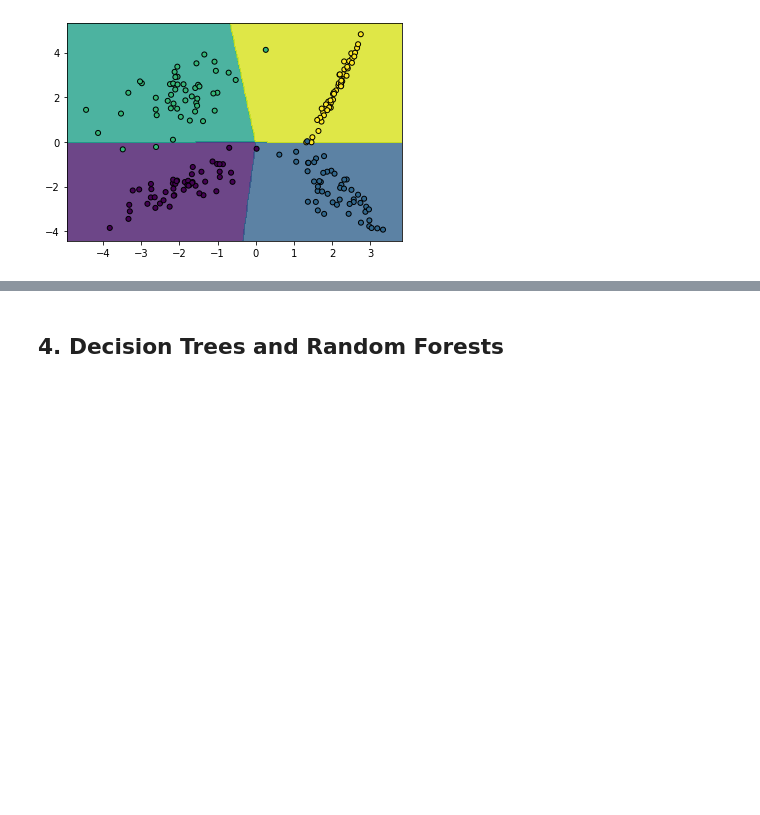
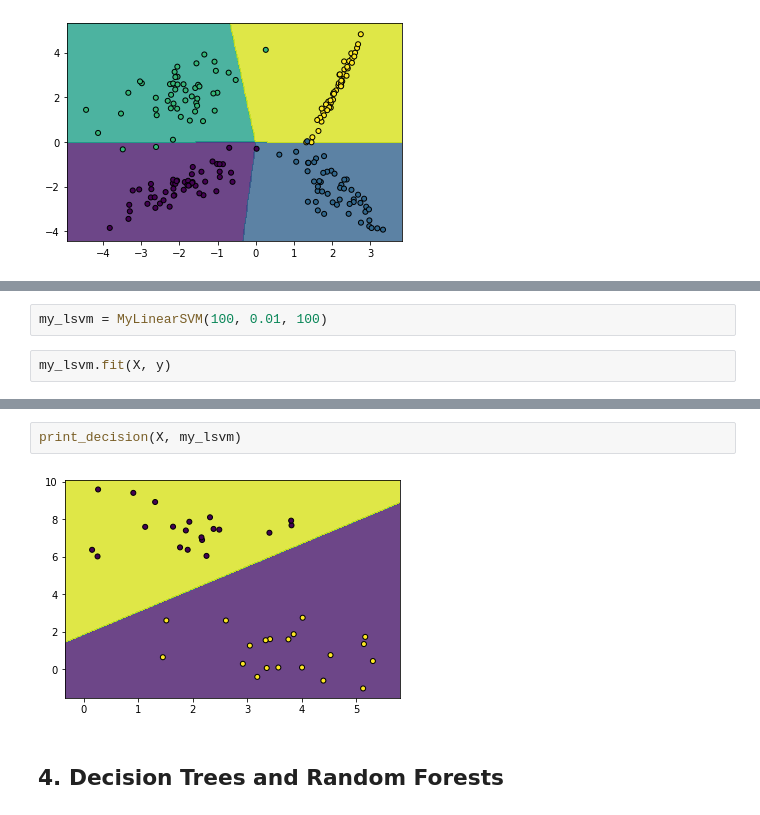
Before and after one commit to Taib/Introduction-to-ML, a Jupyter notebook: Lect_02.ipynb, the cells around one changed output, grey strips where cells are left out. Cells and saved outputs as stored; diff of their text form; blank space fills up the shorter version.

```diff
--- a/Lect_02.ipynb
+++ b/Lect_02.ipynb
@@ -645,0 +1027,4 @@ Multiclass Logistic Regression: Iter 99, Cost 0.5797514781973065
+# %%
+my_lsvm = MyLinearSVM(100, 0.01, 100)
+# %%
+my_lsvm.fit(X, y)
@@ -646,3 +1043,7 @@ Multiclass Logistic Regression: Iter 99, Cost 0.5797514781973065
+# %%
+print_decision(X, my_lsvm)
+# %% [output]
+[figure, added]
 # %% [markdown]
 ## 4. Decision Trees and Random Forests
 # %% [markdown]
```
Also changed, not shown: parts of 57 cells of this notebook, 3 other files.
